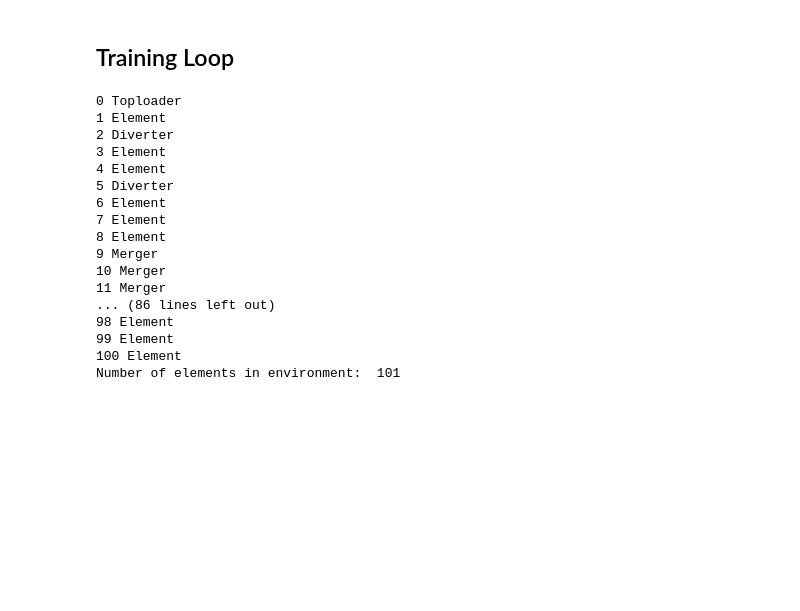
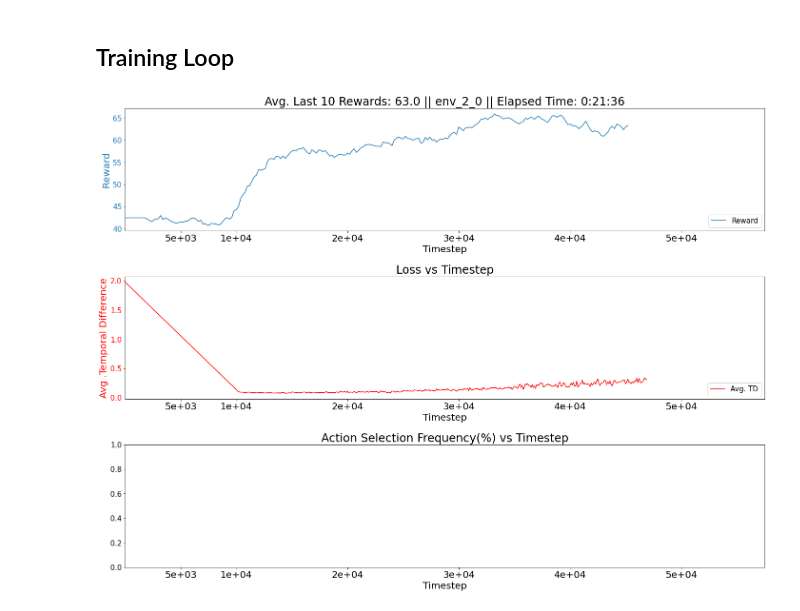
Before and after one commit to rasorensen90/DeepRL-Tutorials, a Jupyter notebook: 04.Dueling_DQN.ipynb, the cells around one changed output. Cells and saved outputs as stored; diff of their text form; code cells hidden in the pictures; blank space fills up the shorter version.

Commit message:
Update 04.Dueling_DQN.ipynb
testing setup with new MAX_FRAMES

```diff
--- a/04.Dueling_DQN.ipynb
+++ b/04.Dueling_DQN.ipynb
@@ -50,7 +50,7 @@ config.BATCH_SIZE = 32
 
 #Learning control variables
 config.LEARN_START = 10000
-config.MAX_FRAMES=1000000
+config.MAX_FRAMES=50000
 config.UPDATE_FREQ = 1
 
 #Nstep controls
@@ -134,7 +134,7 @@ class Model(DQN_Agent):
 # %%
 start=timer()
 
-log_dir = "/tmp/gym/"
+log_dir = "tmp/gym/"
 try:
     os.makedirs(log_dir)
 except OSError:
@@ -164,9 +164,9 @@ args = Arg_parser()
 
 env_id = args.envtype
 env    = Environment(args) #make_atari(env_id)
-#env    = bench.Monitor(env, os.path.join(log_dir, env_id))
-#env    = wrap_deepmind(env, episode_life=True, clip_rewards=True, frame_stack=False, scale=True)
-#env    = ImageToPyTorch(env)
+env    = bench.Monitor(env, os.path.join(log_dir, env_id))
+# env    = wrap_deepmind(env, episode_life=True, clip_rewards=True, frame_stack=False, scale=True)
+# env    = ImageToPyTorch(env)
 model  = Model(env=env, config=config, log_dir=log_dir)
 
 episode_reward = 0
@@ -176,48 +176,35 @@ for frame_idx in range(1, config.MAX_FRAMES + 1):
     epsilon = config.epsilon_by_frame(frame_idx)
 
     action = model.get_action(observation, epsilon)[0]
     model.save_action(action, frame_idx) #log action selection
 
     prev_observation=observation
     observation, reward, done, _ = env.step(action)
     observation = None if done else observation
 
     model.update(prev_observation, action, reward, observation, frame_idx)
     episode_reward += reward
 
     if done:
         model.finish_nstep()
         model.reset_hx()
         observation = env.reset()
         model.save_reward(episode_reward)
         episode_reward = 0
 
-    if frame_idx % 10000 == 0:
+
+    if frame_idx % 1000 == 0:
+        print(frame_idx)
+
         model.save_w()
         try:
             clear_output(True)
             plot_all_data(log_dir, env_id, 'BHSDuelingDQN', config.MAX_FRAMES, bin_size=(10, 100, 100, 1), smooth=1, time=timedelta(seconds=int(timer()-start)), ipynb=True)
         except IOError:
             pass
 
 model.save_w()
 env.close()
 plot_all_data(log_dir, env_id, 'BHSDuelingDQN', config.MAX_FRAMES, bin_size=(10, 100, 100, 1), smooth=1, time=timedelta(seconds=int(timer()-start)), ipynb=True)
 # %% [output]
-0 Toploader
-1 Element
-2 Diverter
-3 Element
-4 Element
-5 Diverter
-6 Element
-7 Element
-8 Element
-9 Merger
-10 Merger
-11 Merger
-... (86 lines left out)
-98 Element
-99 Element
-100 Element
-Number of elements in environment:  101
+[figure, added]
```
